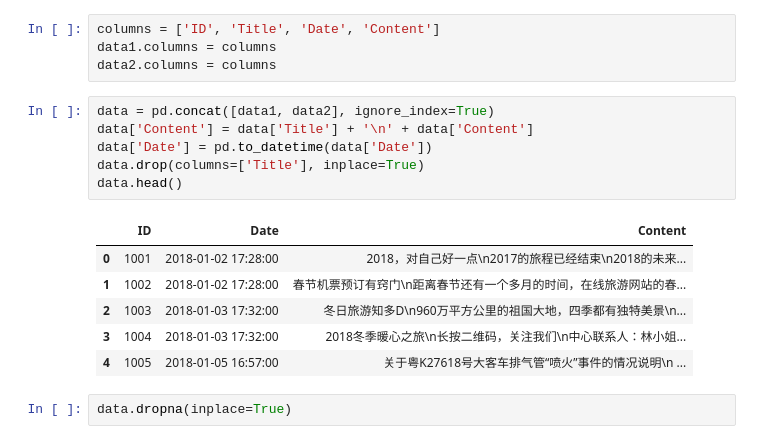
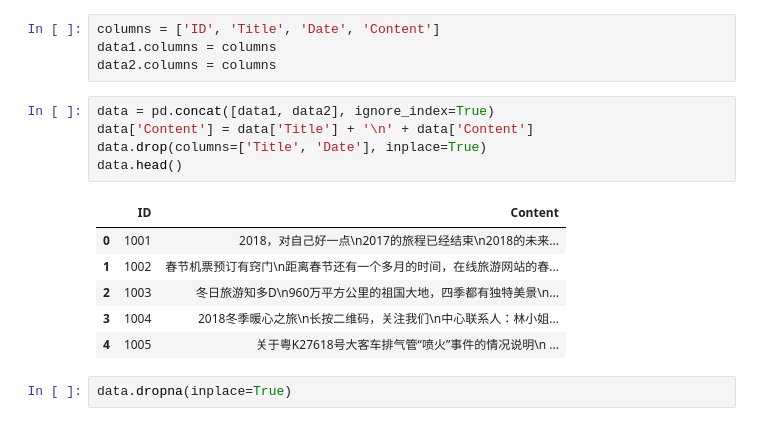
Before and after one commit to W1ndness/Kaggle, a Jupyter notebook: data-analysis-08.ipynb, the cells around one changed output. Saved outputs shown, nothing was run; the diff lists cells and outputs as text.

Commit message:
Kaggle Notebook | Data-Analysis-08  | Version 7

```diff
--- a/data-analysis-08.ipynb
+++ b/data-analysis-08.ipynb
@@ -59,15 +58,14 @@ data2.columns = columns
 # %%
 data = pd.concat([data1, data2], ignore_index=True)
 data['Content'] = data['Title'] + '\n' + data['Content']
-data['Date'] = pd.to_datetime(data['Date'])
-data.drop(columns=['Title'], inplace=True)
+data.drop(columns=['Title', 'Date'], inplace=True)
 data.head()
 # %% [output]
-|  | ID | Date | Content |
-| 0 | 1001 | 2018-01-02 17:28:00 | 2018，对自己好一点\n2017的旅程已经结束\n2018的未来... |
-| 1 | 1002 | 2018-01-02 17:28:00 | 春节机票预订有窍门\n距离春节还有一个多月的时间，在线旅游网站的春... |
-| 2 | 1003 | 2018-01-03 17:32:00 | 冬日旅游知多D\n960万平方公里的祖国大地，四季都有独特美景\n... |
-| 3 | 1004 | 2018-01-03 17:32:00 | 2018冬季暖心之旅\n长按二维码，关注我们\n中心联系人：林小姐... |
-| 4 | 1005 | 2018-01-05 16:57:00 | 关于粤K27618号大客车排气管“喷火”事件的情况说明\n ... |
+|  | ID | Content |
+| 0 | 1001 | 2018，对自己好一点\n2017的旅程已经结束\n2018的未来... |
+| 1 | 1002 | 春节机票预订有窍门\n距离春节还有一个多月的时间，在线旅游网站的春... |
+| 2 | 1003 | 冬日旅游知多D\n960万平方公里的祖国大地，四季都有独特美景\n... |
+| 3 | 1004 | 2018冬季暖心之旅\n长按二维码，关注我们\n中心联系人：林小姐... |
+| 4 | 1005 | 关于粤K27618号大客车排气管“喷火”事件的情况说明\n ... |
 # %%
 data.dropna(inplace=True)
```
Also changed, not shown: parts of 27 cells of this notebook.
